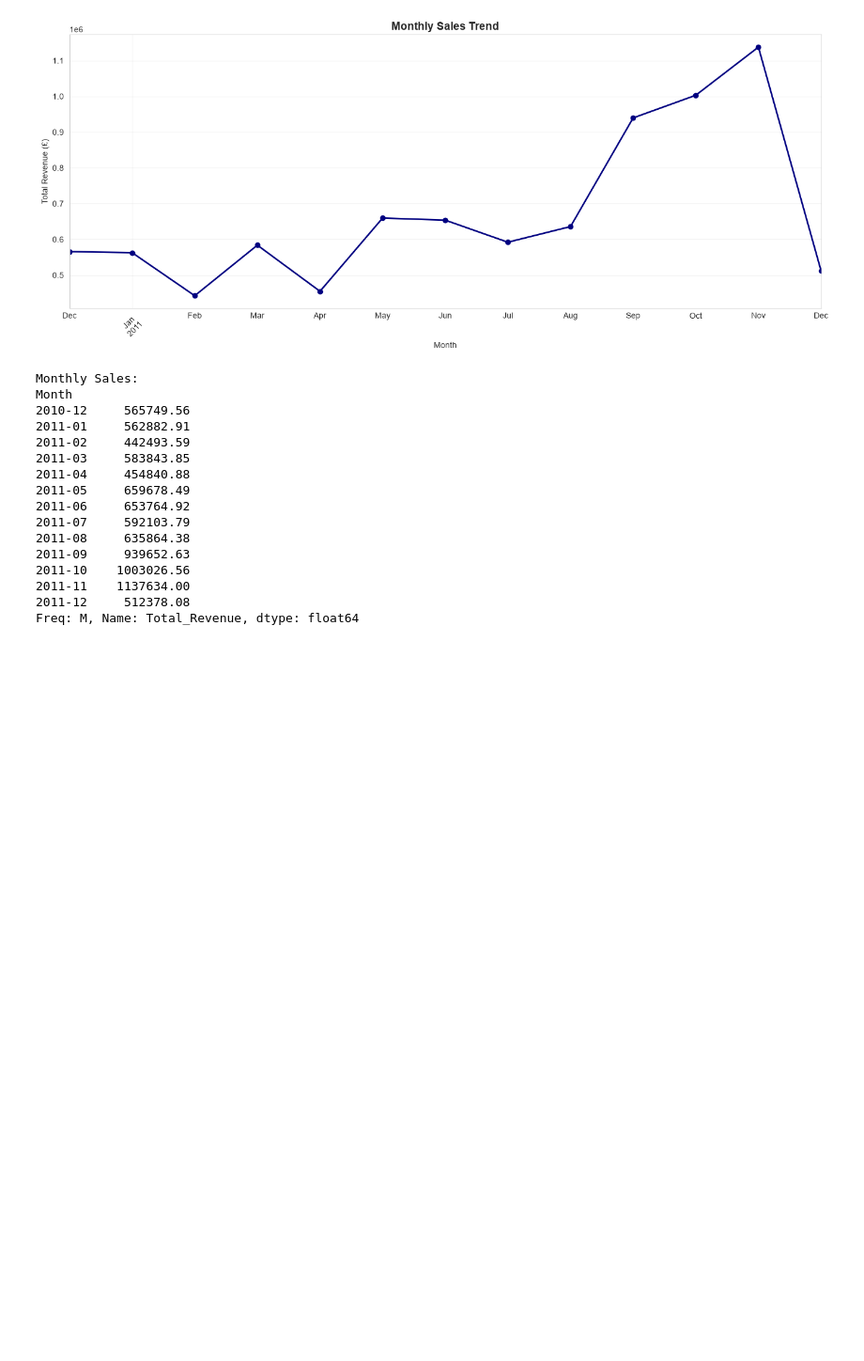
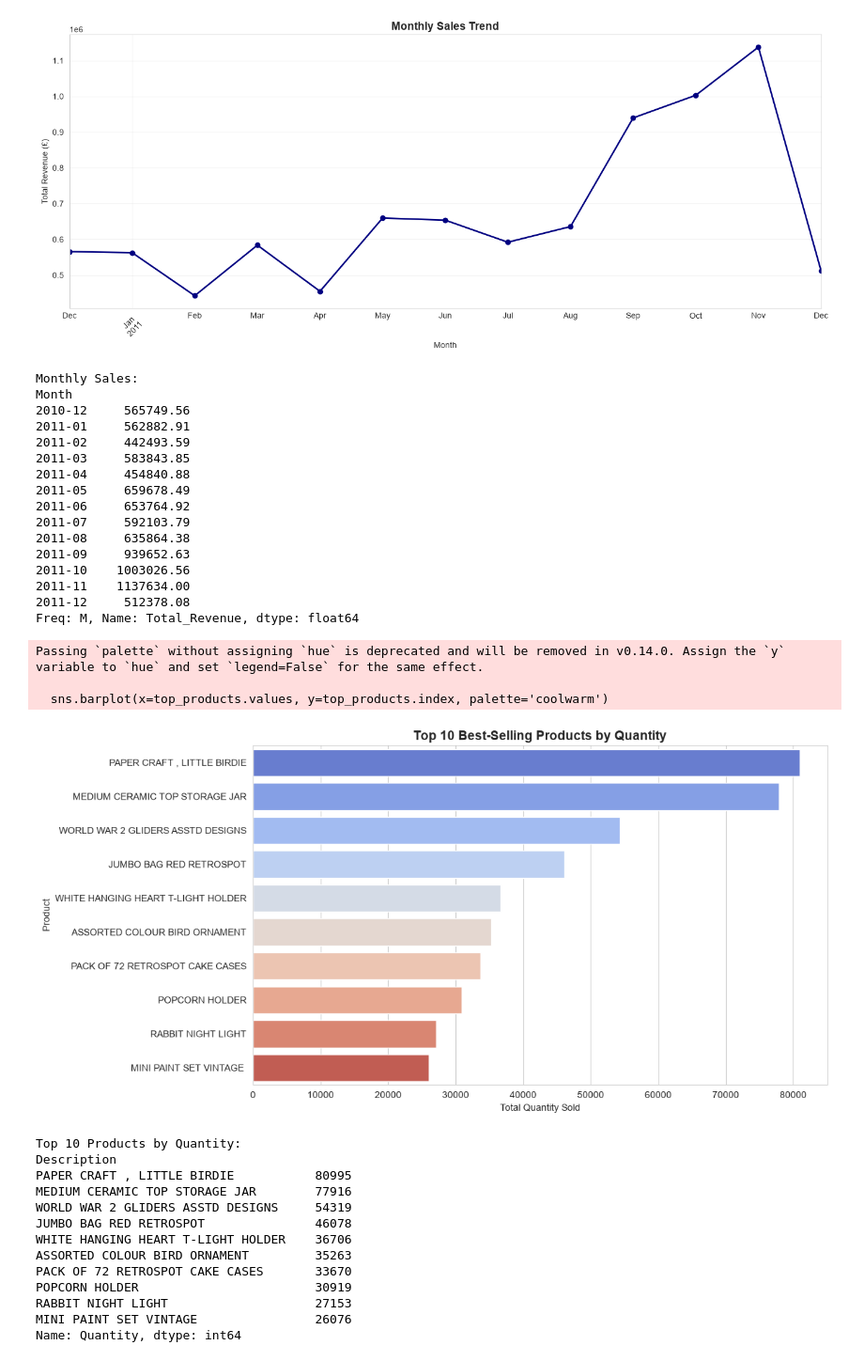
Before and after one commit to raohamza5020-coder/Retail-Analytics-and-Churn-Prediction, a Jupyter notebook: python/01_data_cleaning.ipynb, the cells around one changed output. Shown at 94% size. Drawn from its saved outputs; the diff is of its cells as text; code cells hidden in the pictures; blank space fills up the shorter version.

```diff
--- a/python/01_data_cleaning.ipynb
+++ b/python/01_data_cleaning.ipynb
@@ -196,3 +196,35 @@ Month
 2011-11    1137634.00
 2011-12     512378.08
 Freq: M, Name: Total_Revenue, dtype: float64
+# %%
+top_products = df_clean.groupby('Description')['Quantity'].sum().sort_values(ascending=False).head(10)
+
+plt.figure(figsize=(12, 6))
+sns.barplot(x=top_products.values, y=top_products.index, palette='coolwarm')
+plt.title('Top 10 Best-Selling Products by Quantity', fontsize=14, fontweight='bold')
+plt.xlabel('Total Quantity Sold')
+plt.ylabel('Product')
+plt.tight_layout()
+plt.savefig('top_products.png', dpi=300, bbox_inches='tight')
+plt.show()
+
+print("\nTop 10 Products by Quantity:")
+print(top_products)
+# %% [output]
+Passing `palette` without assigning `hue` is deprecated and will be removed in v0.14.0. Assign the `y` variable to `hue` and set `legend=False` for the same effect.
+
+  sns.barplot(x=top_products.values, y=top_products.index, palette='coolwarm')
+[figure, added]
+Top 10 Products by Quantity:
+Description
+PAPER CRAFT , LITTLE BIRDIE           80995
+MEDIUM CERAMIC TOP STORAGE JAR        77916
+WORLD WAR 2 GLIDERS ASSTD DESIGNS     54319
+JUMBO BAG RED RETROSPOT               46078
+WHITE HANGING HEART T-LIGHT HOLDER    36706
+ASSORTED COLOUR BIRD ORNAMENT         35263
+PACK OF 72 RETROSPOT CAKE CASES       33670
+POPCORN HOLDER                        30919
+RABBIT NIGHT LIGHT                    27153
+MINI PAINT SET VINTAGE                26076
+Name: Quantity, dtype: int64
```
Also changed, not shown: parts of 2 cells of this notebook, 1 other file.
